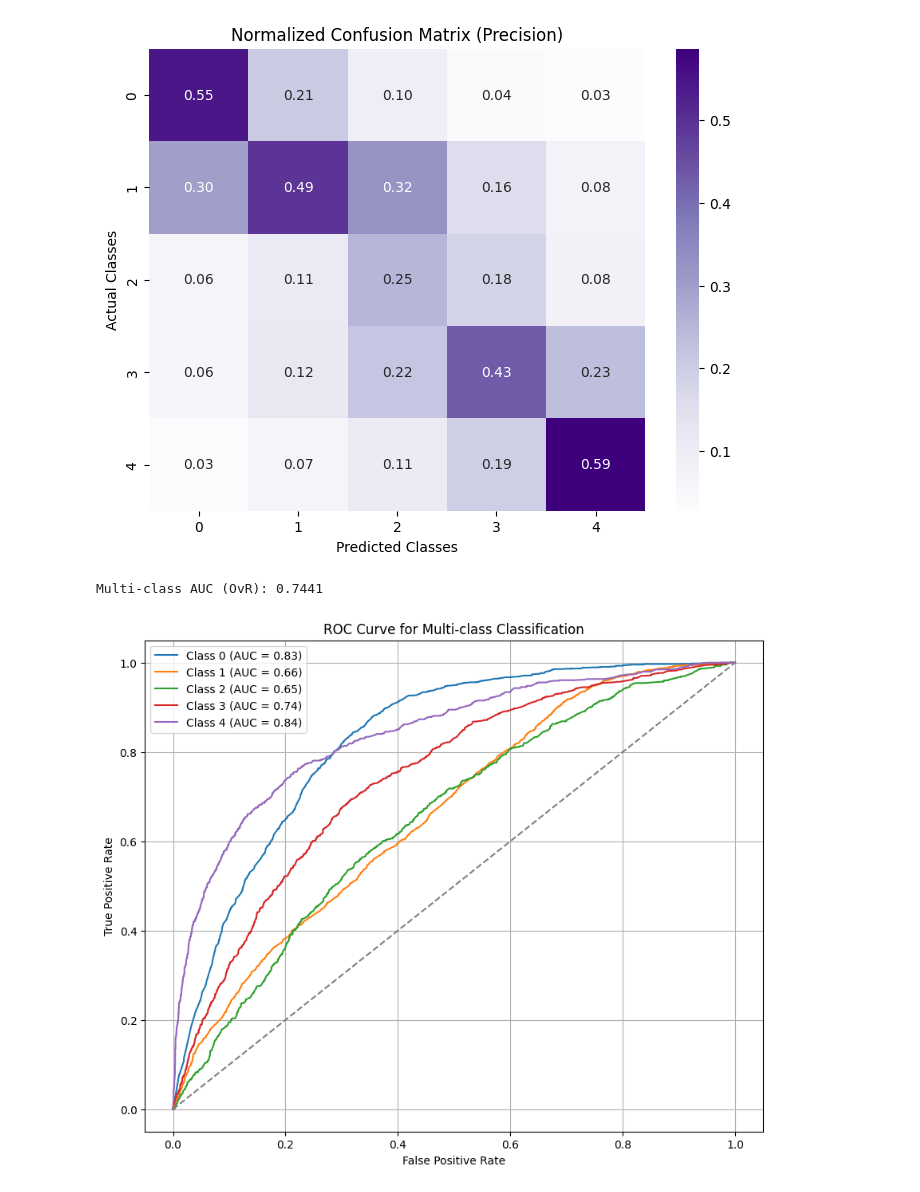
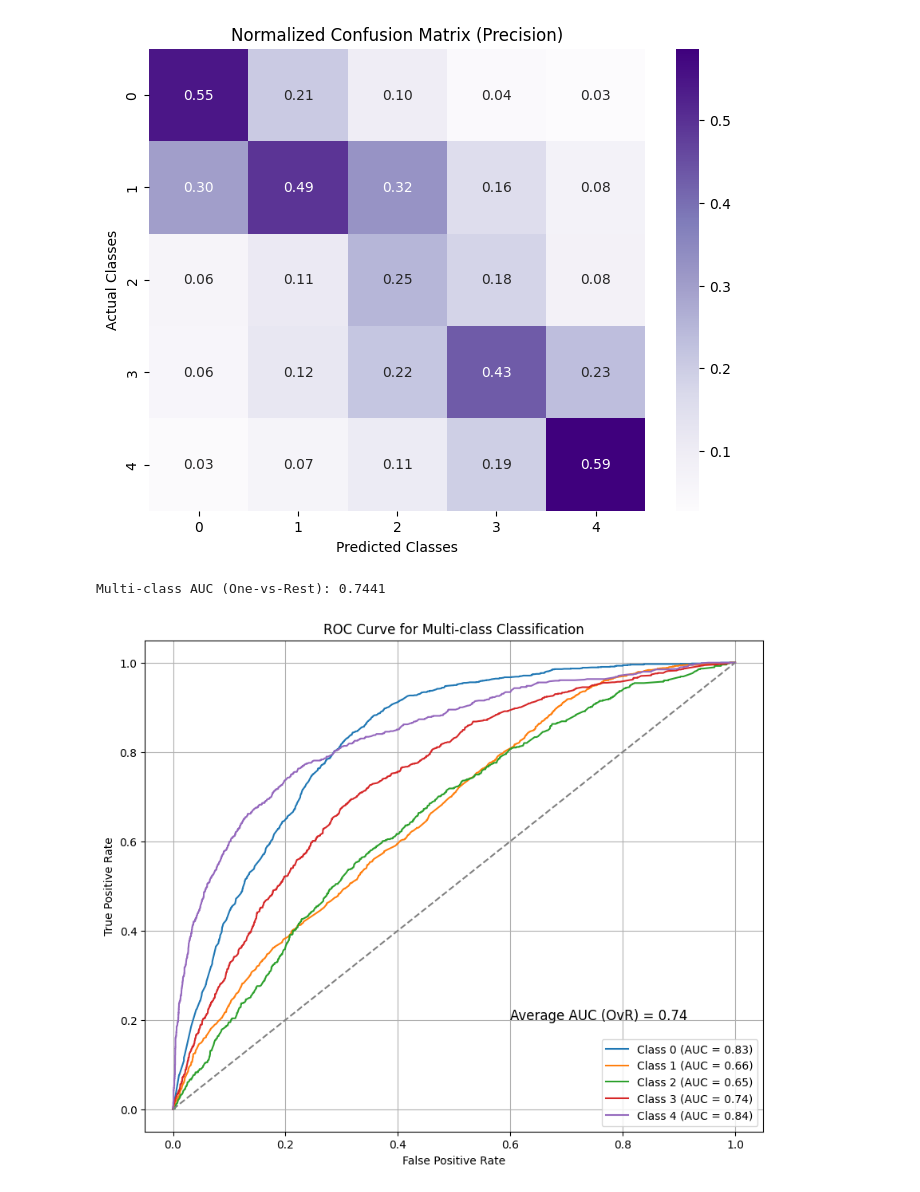
Before and after one commit to simontitk/datamining-2, a Jupyter notebook: src/final.ipynb, the cells around one changed output. Drawn from its saved outputs; the diff is of its cells as text; code cells hidden in the pictures.

Commit message:
Adapted ROC curve

```diff
--- a/src/final.ipynb
+++ b/src/final.ipynb
@@ -483,23 +483,43 @@ y_probs = model.predict_proba(X_test)  # Predicted probabilities
 
 # Compute AUC using One-vs-Rest (OvR)
 auc_score = roc_auc_score(y_test_binarized, y_probs, multi_class='ovr')
-print(f"Multi-class AUC (OvR): {auc_score:.4f}")
+print(f"Multi-class AUC (One-vs-Rest): {auc_score:.4f}")
 # %% [output]
-Multi-class AUC (OvR): 0.7441
+Multi-class AUC (One-vs-Rest): 0.7441
 # %%
+# Initialize dictionaries to store fpr, tpr, and roc_auc for each class
+fpr = {}
+tpr = {}
+roc_auc = {}
+
+# Compute ROC curve for each class and store AUC values
+for i, class_label in enumerate(classes):
+    fpr[i], tpr[i], _ = roc_curve(y_test_binarized[:, i], y_probs[:, i])  # Compute ROC curve
+    roc_auc[i] = roc_auc_score(y_test_binarized[:, i], y_probs[:, i])  # Compute AUC for each class
+
+# Calculate the average AUC (One-vs-Rest)
+avg_roc_auc = np.mean(list(roc_auc.values()))  # Average AUC
+
 # Plot ROC curve for each class
 plt.figure(figsize=(10, 8))
 
 for i, class_label in enumerate(classes):
-    fpr, tpr, _ = roc_curve(y_test_binarized[:, i], y_probs[:, i])
-    plt.plot(fpr, tpr, label=f'Class {class_label} (AUC = {roc_auc_score(y_test_binarized[:, i], y_probs[:, i]):.2f})')
+    plt.plot(fpr[i], tpr[i], label=f'Class {class_label} (AUC = {roc_auc[i]:.2f})')
 
+# Add the diagonal line (random classifier) to represent chance performance
 plt.plot([0, 1], [0, 1], linestyle='--', color='gray')
+
+# Add the average AUC as a text label (not a line)
+plt.text(0.6, 0.2, f'Average AUC (OvR) = {avg_roc_auc:.2f}', fontsize=12, color='black')
+
+# Customize the plot
 plt.xlabel('False Positive Rate')
 plt.ylabel('True Positive Rate')
 plt.title('ROC Curve for Multi-class Classification')
-plt.legend()
+plt.legend(loc='lower right')
 plt.grid(True)
+
+# Display the plot
 plt.show()
 # %% [output]
-[figure, old version]
+[figure, new version]
```
